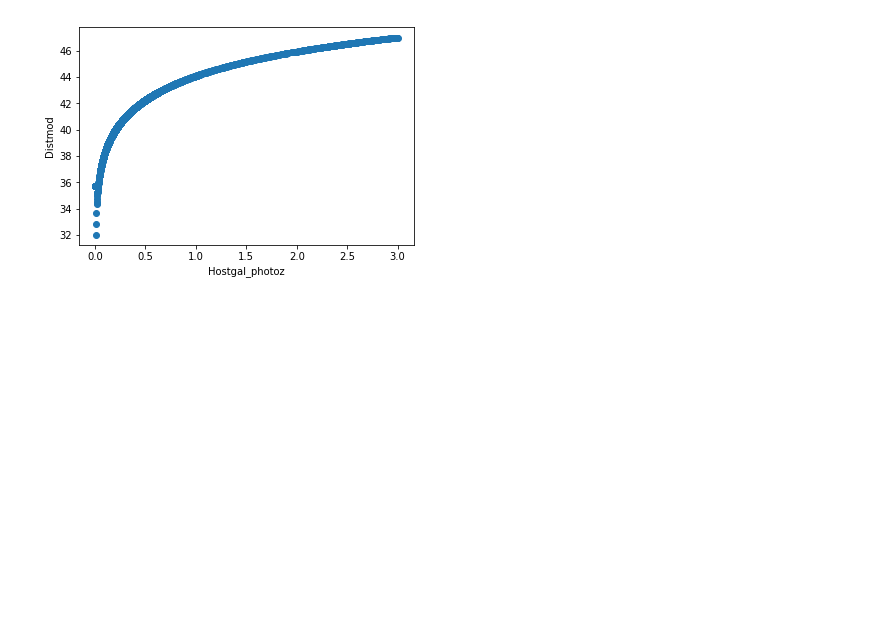
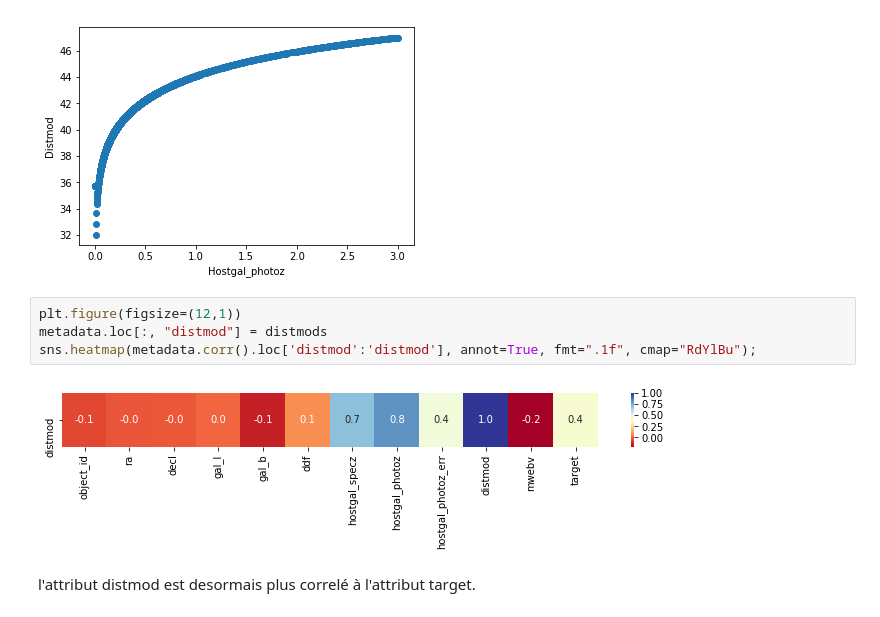
Before and after one commit to yfe404/kaggle-plasticc-astronomical-classification, a Jupyter notebook: data-transformation/predicting-missing-distmod.ipynb, the cells around one changed output. Cells and saved outputs as stored; diff of their text form; blank space fills up the shorter version.

```diff
--- a/data-transformation/predicting-missing-distmod.ipynb
+++ b/data-transformation/predicting-missing-distmod.ipynb
@@ -129,3 +129,11 @@ plt.ylabel("Distmod");
 plt.xlabel("Hostgal_photoz");
 # %% [output]
 [figure]
+# %%
+plt.figure(figsize=(12,1))
+metadata.loc[:, "distmod"] = distmods
+sns.heatmap(metadata.corr().loc['distmod':'distmod'], annot=True, fmt=".1f", cmap="RdYlBu");
+# %% [output]
+[figure, added]
+# %% [markdown]
+l'attribut distmod est desormais plus correlé à l'attribut target.
```
Also changed, not shown: parts of 2 cells of this notebook, 1 other file.
